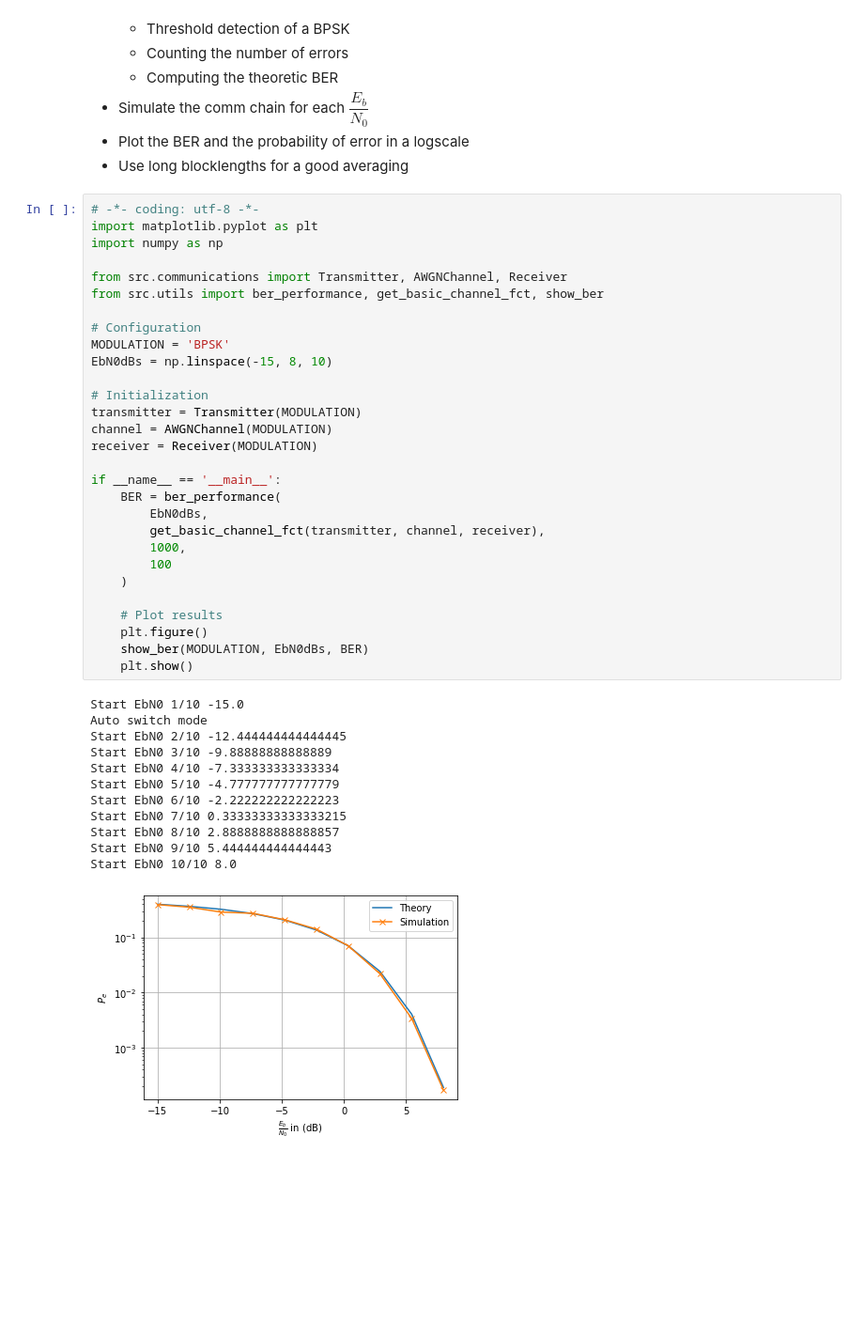
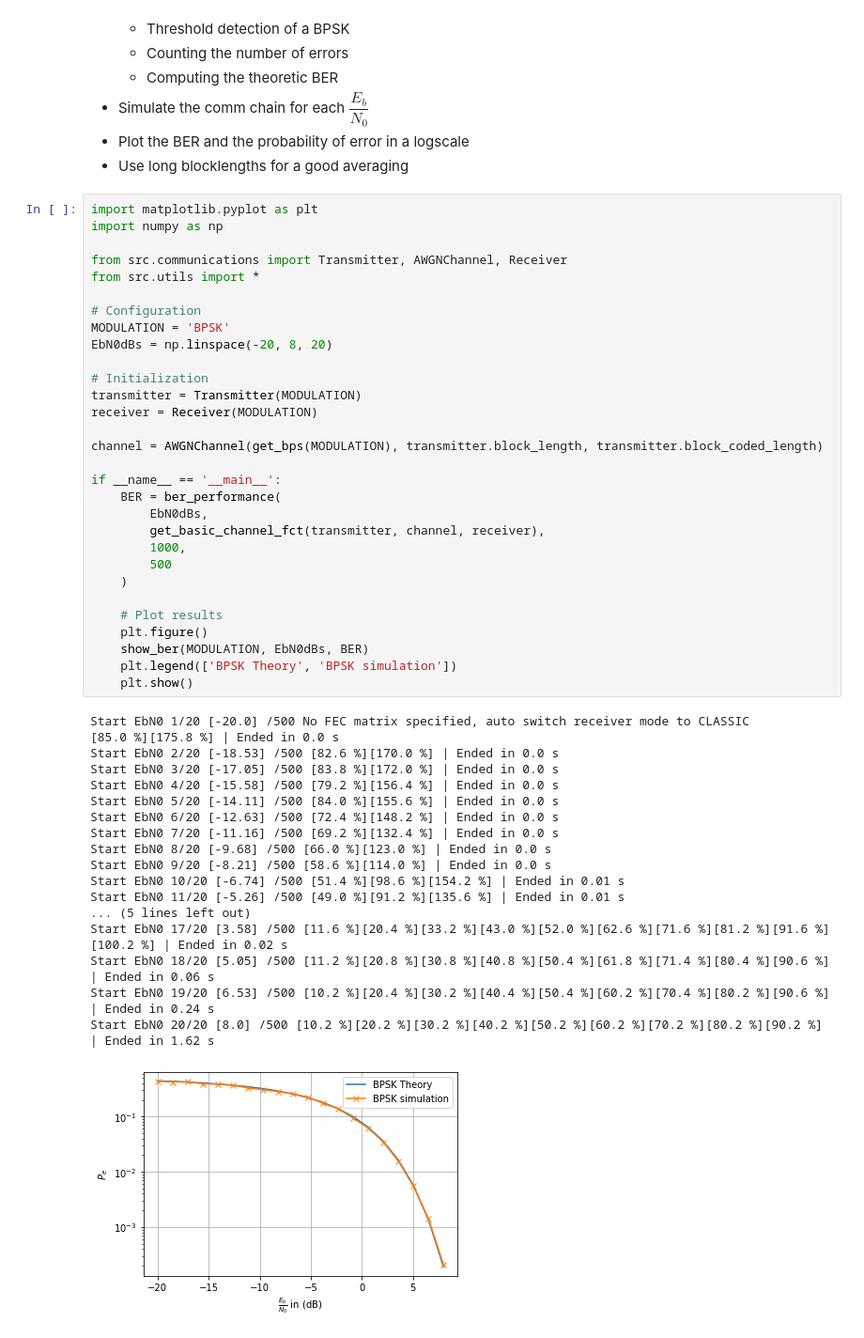
Before and after one commit to graille/ITR315-deep-telecom, a Jupyter notebook: 1- Python basics and communication chains.ipynb, the cells around one changed output. Shown: that part at 94% size. Saved outputs shown, nothing was run; the diff lists cells and outputs as text; blank space fills up the shorter version.

```diff
--- a/1- Python basics and communication chains.ipynb
+++ b/1- Python basics and communication chains.ipynb
@@ -94,44 +94,51 @@ Simulate and plot the BER of an uncoded BPSK transmission over an AWGN as a func
  - Plot the BER and the probability of error in a logscale
  - Use long blocklengths for a good averaging
 # %%
-# -*- coding: utf-8 -*-
 import matplotlib.pyplot as plt
 import numpy as np
 
 from src.communications import Transmitter, AWGNChannel, Receiver
-from src.utils import ber_performance, get_basic_channel_fct, show_ber
+from src.utils import *
 
 # Configuration
 MODULATION = 'BPSK'
-EbN0dBs = np.linspace(-15, 8, 10)
+EbN0dBs = np.linspace(-20, 8, 20)
 
 # Initialization
 transmitter = Transmitter(MODULATION)
-channel = AWGNChannel(MODULATION)
 receiver = Receiver(MODULATION)
+
+channel = AWGNChannel(get_bps(MODULATION), transmitter.block_length, transmitter.block_coded_length)
 
 if __name__ == '__main__':
     BER = ber_performance(
         EbN0dBs,
         get_basic_channel_fct(transmitter, channel, receiver),
         1000,
-        100
+        500
     )
 
     # Plot results
     plt.figure()
     show_ber(MODULATION, EbN0dBs, BER)
+    plt.legend(['BPSK Theory', 'BPSK simulation'])
     plt.show()
 # %% [output]
-Start EbN0 1/10 -15.0
-Auto switch mode
-Start EbN0 2/10 -12.444444444444445
-Start EbN0 3/10 -9.88888888888889
-Start EbN0 4/10 -7.333333333333334
-Start EbN0 5/10 -4.777777777777779
-Start EbN0 6/10 -2.222222222222223
-Start EbN0 7/10 0.33333333333333215
-Start EbN0 8/10 2.8888888888888857
-Start EbN0 9/10 5.444444444444443
-Start EbN0 10/10 8.0
+Start EbN0 1/20 [-20.0] /500 No FEC matrix specified, auto switch receiver mode to CLASSIC
+[85.0 %][175.8 %] | Ended in 0.0 s
+Start EbN0 2/20 [-18.53] /500 [82.6 %][170.0 %] | Ended in 0.0 s
+Start EbN0 3/20 [-17.05] /500 [83.8 %][172.0 %] | Ended in 0.0 s
+Start EbN0 4/20 [-15.58] /500 [79.2 %][156.4 %] | Ended in 0.0 s
+Start EbN0 5/20 [-14.11] /500 [84.0 %][155.6 %] | Ended in 0.0 s
+Start EbN0 6/20 [-12.63] /500 [72.4 %][148.2 %] | Ended in 0.0 s
+Start EbN0 7/20 [-11.16] /500 [69.2 %][132.4 %] | Ended in 0.0 s
+Start EbN0 8/20 [-9.68] /500 [66.0 %][123.0 %] | Ended in 0.0 s
+Start EbN0 9/20 [-8.21] /500 [58.6 %][114.0 %] | Ended in 0.0 s
+Start EbN0 10/20 [-6.74] /500 [51.4 %][98.6 %][154.2 %] | Ended in 0.01 s
+Start EbN0 11/20 [-5.26] /500 [49.0 %][91.2 %][135.6 %] | Ended in 0.01 s
+... (5 lines left out)
+Start EbN0 17/20 [3.58] /500 [11.6 %][20.4 %][33.2 %][43.0 %][52.0 %][62.6 %][71.6 %][81.2 %][91.6 %][100.2 %] | Ended in 0.02 s
+Start EbN0 18/20 [5.05] /500 [11.2 %][20.8 %][30.8 %][40.8 %][50.4 %][61.8 %][71.4 %][80.4 %][90.6 %] | Ended in 0.06 s
+Start EbN0 19/20 [6.53] /500 [10.2 %][20.4 %][30.2 %][40.4 %][50.4 %][60.2 %][70.4 %][80.2 %][90.6 %] | Ended in 0.24 s
+Start EbN0 20/20 [8.0] /500 [10.2 %][20.2 %][30.2 %][40.2 %][50.2 %][60.2 %][70.2 %][80.2 %][90.2 %] | Ended in 1.62 s
-[figure, old version]
+[figure, new version]
```
Also changed, not shown: parts of 2 cells of this notebook, 23 other files.
